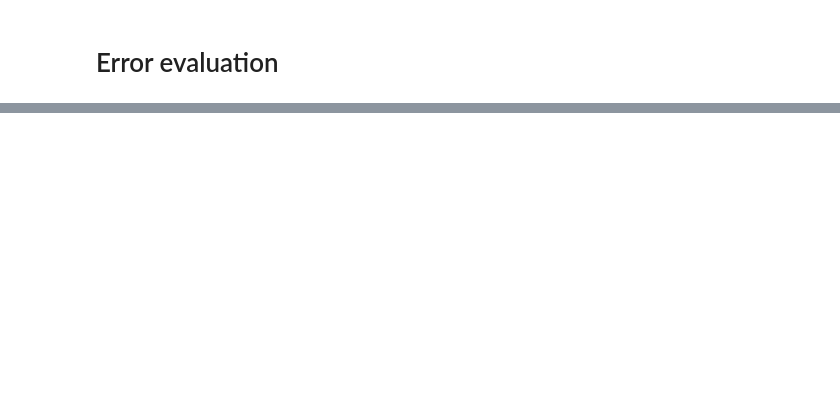
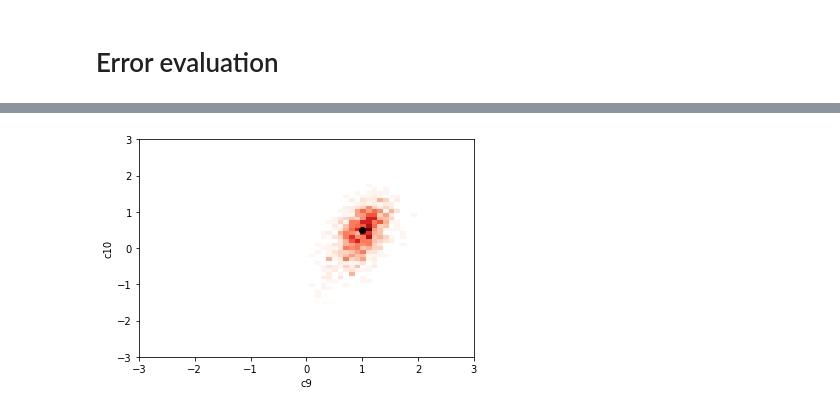
Before and after one commit to oskberg/new-physics, a Jupyter notebook: toy_data/wilson_regression/binned_regression.ipynb, the cells around one changed output, grey strips where cells are left out. Saved outputs shown, nothing was run; the diff lists cells and outputs as text; code cells hidden in the pictures; blank space fills up the shorter version.

```diff
--- a/toy_data/wilson_regression/binned_regression.ipynb
+++ b/toy_data/wilson_regression/binned_regression.ipynb
@@ -335 +331,13 @@ predictions = np.array(predictions)
+# %%
+bins = np.linspace(-3,3,60)
+plt.hist2d(predictions[:,0], predictions[:,1], bins=(bins, bins),cmap=plt.cm.Reds, cmin=1)
+plt.scatter([1], [0.5], c='black')
+# plt.scatter([0.5], [1])
+plt.xlabel('c9')
+plt.ylabel('c10')
+plt.xlim(-3,3)
+plt.ylim(-3,3)
+plt.show()
+# %% [output]
+[figure, added]
 # %%
```
Also changed, not shown: parts of 22 cells of this notebook, 3 other files.
